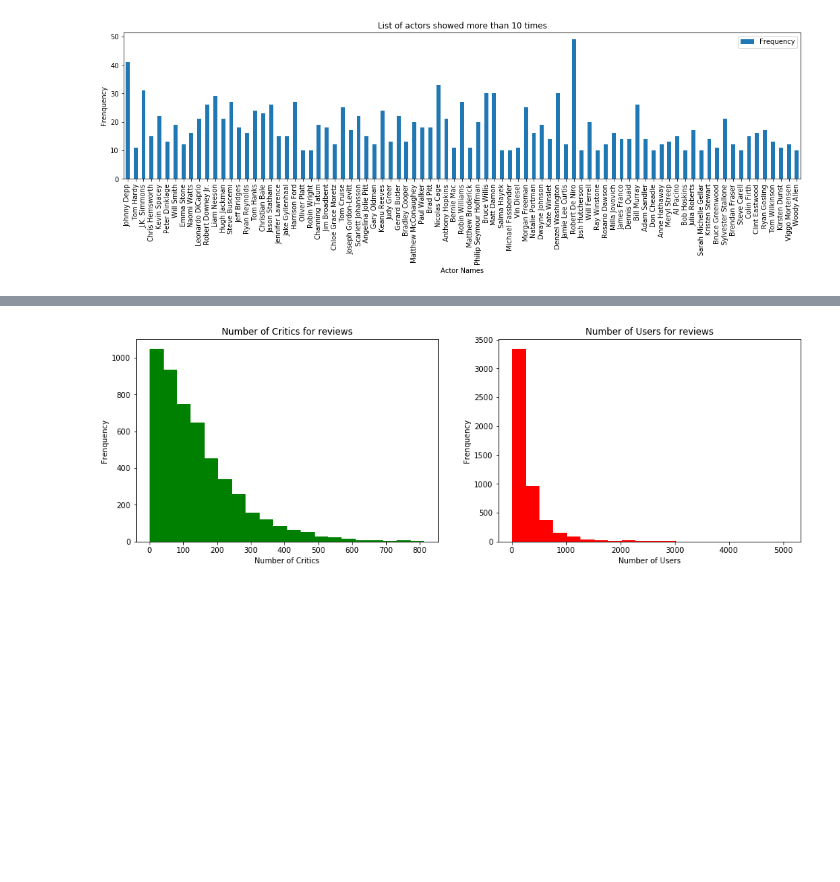
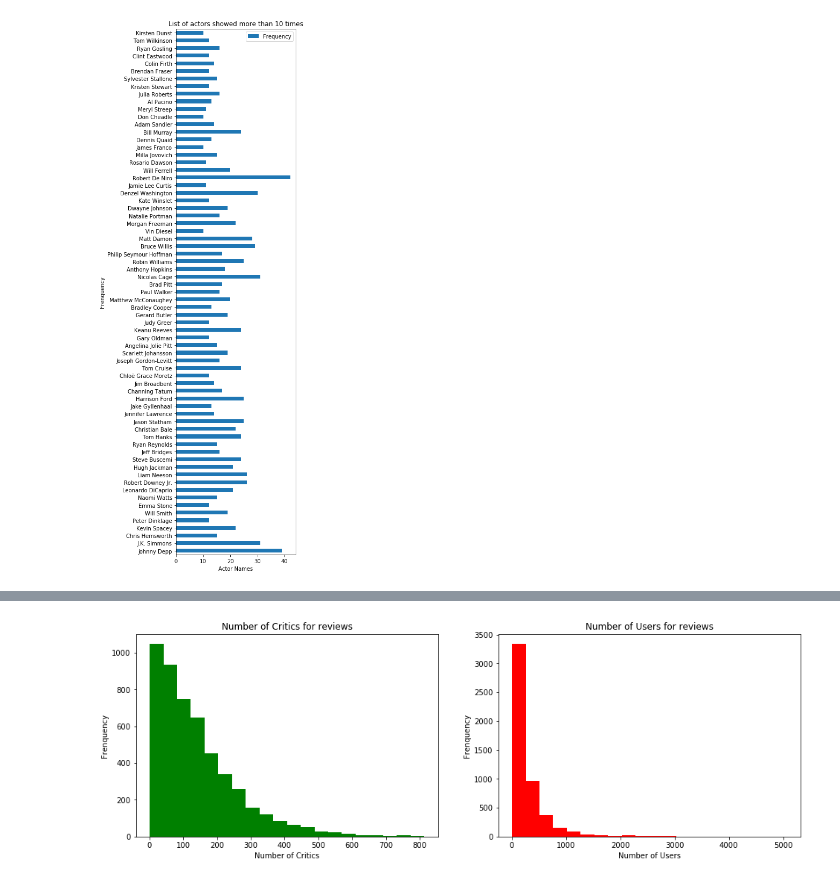
Before and after one commit to zhangtongds/IMDB-ratings-prediction, a Jupyter notebook: Prep course - Capstone.ipynb, the cells around one changed output, grey strips where cells are left out. Drawn from its saved outputs; the diff is of its cells as text; code cells hidden in the pictures; blank space fills up the shorter version.

Commit message:
Update with more graphics

```diff
--- a/Prep course - Capstone.ipynb
+++ b/Prep course - Capstone.ipynb
@@ -6,22 +6,21 @@ from collections import Counter
 %matplotlib inline
 df = pd.read_csv('movie_metadata.csv')
 # %%
-
 actor_1_counts = Counter(df['actor_1_name'])
 result = pd.DataFrame.from_dict(actor_1_counts, orient='index')
 popular = {}
 min_occus_act = 10
 for key, value in actor_1_counts.items():
     if value >=min_occus_act:
         popular[key] = value
 rank = Counter(popular)
 rank_result = pd.DataFrame.from_dict(rank, orient='index')
-rank_result.plot(kind='bar',figsize=(18, 4))
+rank_result.plot(kind='barh',figsize=(4, 18))
 plt.xlabel('Actor Names')
 plt.ylabel('Frenquency')
 plt.title('List of actors showed more than ' + str(min_occus_act) + ' times')
 plt.legend(['Frequency'])
 plt.show()
 # %% [output]
-[figure, old version]
+[figure, new version]
 # %%
```
Also changed, not shown: parts of 5 cells of this notebook.
